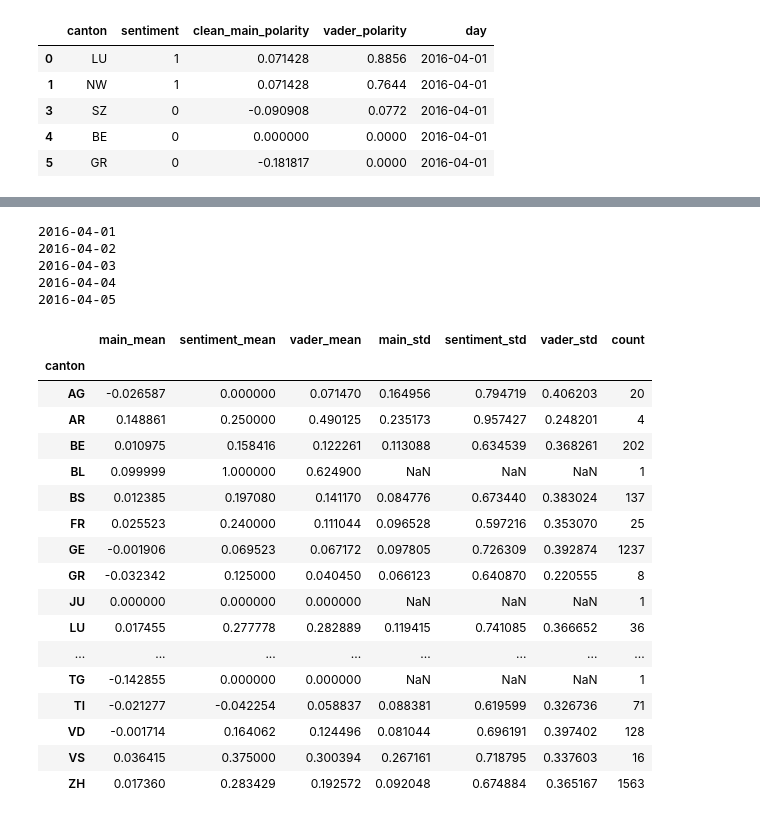
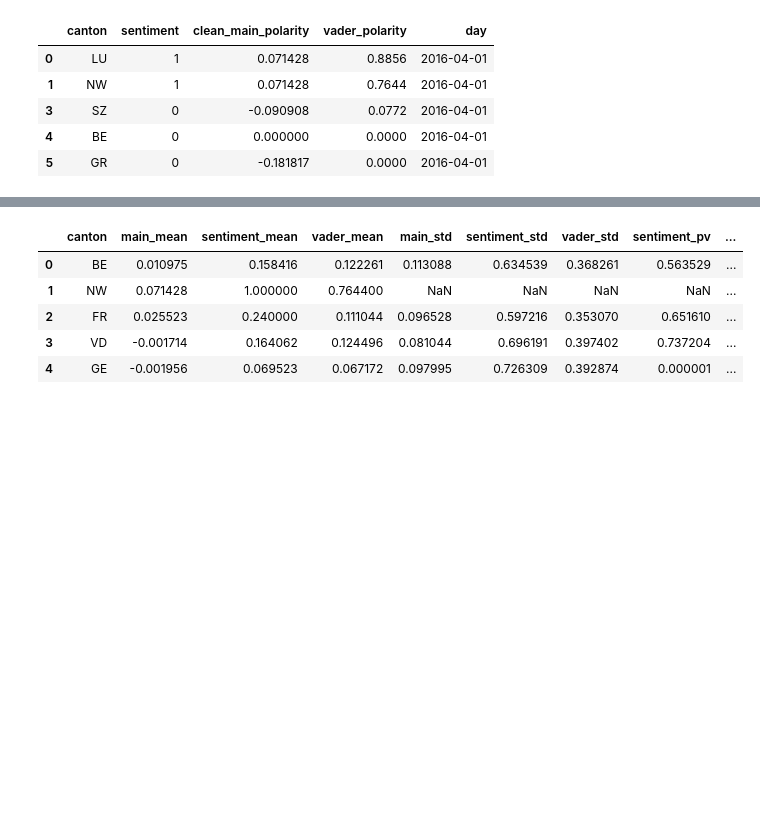
Before and after one commit to ahmadajal/ada-ana-project, a Jupyter notebook: Pre-Visualization-part2.ipynb, the cells around one changed output, grey strips where cells are left out. Drawn from its saved outputs; the diff is of its cells as text; code cells hidden in the pictures; blank space fills up the shorter version.

Commit message:
adding pvalues + vis-data for 10 days

```diff
--- a/Pre-Visualization-part2.ipynb
+++ b/Pre-Visualization-part2.ipynb
@@ -173,41 +179,34 @@ data_day.describe()
-# %%
-for name, group in data_day:
-        print(name)
-        #print(group)
-# %% [output]
-2016-04-01
-2016-04-02
-2016-04-03
-2016-04-04
-2016-04-05
 # %%
+# Statistical test : day 1
 data_single_day = data_day.get_group('2016-04-01')
 data_single_day_gp = data_single_day.groupby('canton')
+# p_values
+data_single_day_p_values = pd.DataFrame(columns = ['canton','sentiment_pv','vader_pv','main_pv'])
+for i,group in enumerate( data_single_day_gp.groups):
+
+    data_c = data_single_day_gp.get_group(group)
+    pv_sentiment = stats.ttest_ind(a = data_c.sentiment, b= data_single_day.sentiment, equal_var=False)[1]
+    pv_vader = (stats.ttest_ind(a = data_c.vader_polarity, b= data_single_day.vader_polarity, equal_var=False))[1]
+    pv_main = (stats.ttest_ind(a = data_c.clean_main_polarity, b= data_single_day.clean_main_polarity, equal_var=False))[1]
+    data_single_day_p_values.loc[i] = [group, pv_sentiment, pv_vader, pv_main]
+data_single_day_p_values = data_single_day_p_values.set_index('canton')
+# mean
 data_single_day_mean = data_single_day_gp.mean()
 data_single_day_mean.columns = ['main_mean','sentiment_mean','vader_mean']
+# std
 data_single_day_std = data_single_day_gp.std()
 data_single_day_std.columns = ['main_std','sentiment_std','vader_std']
+# count
 data_single_day_count = pd.DataFrame(data_single_day_gp.count()['sentiment'])
 data_single_day_count.columns = ['count']
-
-data_single_day = pd.concat([data_single_day_mean, data_single_day_std, data_single_day_count], axis = 1, join = 'inner')
-data_single_day
+# concatenation
+data_single_day = pd.concat([data_single_day_mean, data_single_day_std, data_single_day_p_values, data_single_day_count], axis = 1, join = 'inner')
+data_single_day = data_single_day.reset_index()
+data_single_day.head()
 # %% [output]
-|  | main_mean | sentiment_mean | vader_mean | main_std | sentiment_std | vader_std | count |
-| canton |  |  |  |  |  |  |  |
-| AG | -0.026587 | 0.000000 | 0.071470 | 0.164956 | 0.794719 | 0.406203 | 20 |
-| AR | 0.148861 | 0.250000 | 0.490125 | 0.235173 | 0.957427 | 0.248201 | 4 |
-| BE | 0.010975 | 0.158416 | 0.122261 | 0.113088 | 0.634539 | 0.368261 | 202 |
-| BL | 0.099999 | 1.000000 | 0.624900 | NaN | NaN | NaN | 1 |
-| BS | 0.012385 | 0.197080 | 0.141170 | 0.084776 | 0.673440 | 0.383024 | 137 |
-| FR | 0.025523 | 0.240000 | 0.111044 | 0.096528 | 0.597216 | 0.353070 | 25 |
-| GE | -0.001906 | 0.069523 | 0.067172 | 0.097805 | 0.726309 | 0.392874 | 1237 |
-| GR | -0.032342 | 0.125000 | 0.040450 | 0.066123 | 0.640870 | 0.220555 | 8 |
-| JU | 0.000000 | 0.000000 | 0.000000 | NaN | NaN | NaN | 1 |
-| LU | 0.017455 | 0.277778 | 0.282889 | 0.119415 | 0.741085 | 0.366652 | 36 |
-| ... | ... | ... | ... | ... | ... | ... | ... |
-| TG | -0.142855 | 0.000000 | 0.000000 | NaN | NaN | NaN | 1 |
-| TI | -0.021277 | -0.042254 | 0.058837 | 0.088381 | 0.619599 | 0.326736 | 71 |
-| VD | -0.001714 | 0.164062 | 0.124496 | 0.081044 | 0.696191 | 0.397402 | 128 |
-| VS | 0.036415 | 0.375000 | 0.300394 | 0.267161 | 0.718795 | 0.337603 | 16 |
-| ZH | 0.017360 | 0.283429 | 0.192572 | 0.092048 | 0.674884 | 0.365167 | 1563 |
+|  | canton | main_mean | sentiment_mean | vader_mean | main_std | sentiment_std | vader_std | sentiment_pv | ... |
+| 0 | BE | 0.010975 | 0.158416 | 0.122261 | 0.113088 | 0.634539 | 0.368261 | 0.563529 | ... |
+| 1 | NW | 0.071428 | 1.000000 | 0.764400 | NaN | NaN | NaN | NaN | ... |
+| 2 | FR | 0.025523 | 0.240000 | 0.111044 | 0.096528 | 0.597216 | 0.353070 | 0.651610 | ... |
+| 3 | VD | -0.001714 | 0.164062 | 0.124496 | 0.081044 | 0.696191 | 0.397402 | 0.737204 | ... |
+| 4 | GE | -0.001956 | 0.069523 | 0.067172 | 0.097995 | 0.726309 | 0.392874 | 0.000001 | ... |
```
Also changed, not shown: parts of 15 cells of this notebook, 10 other files.
